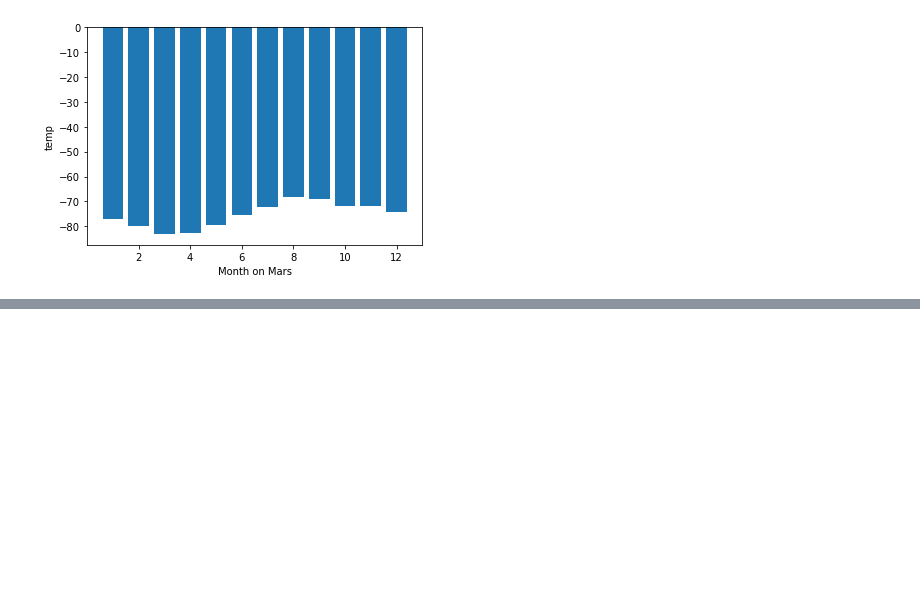
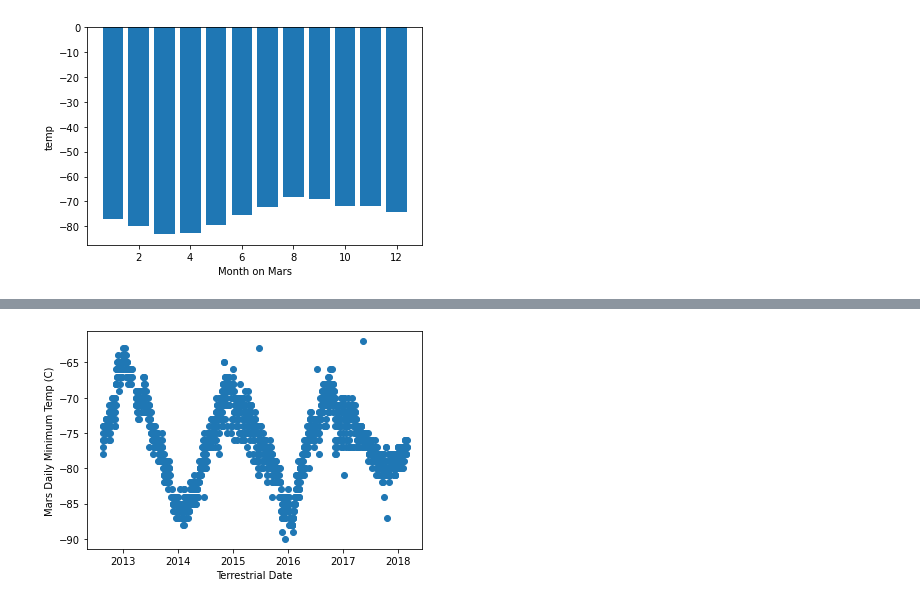
Before and after one commit to kealvarez/web-scraping-challenge, a Jupyter notebook: part_2_mars_weather.ipynb, the cells around one changed output, grey strips where cells are left out. Cells and saved outputs as stored; diff of their text form; code cells hidden in the pictures; blank space fills up the shorter version.

```diff
--- a/part_2_mars_weather.ipynb
+++ b/part_2_mars_weather.ipynb
@@ -145,0 +170,12 @@ The warmest month on Mars is month 8.
+# %%
+# About how many terrestrial (Earth) days exist in a Martian year? To answer this question:
+
+x = mars_weather['terrestrial date']
+y= mars_weather['min temp']
+plt.xlabel('Terrestrial Date')
+plt.ylabel('Mars Daily Minimum Temp (C)')
+plt.scatter(x=x,y=y)
+
+plt.show()
+# %% [output]
+[figure, added]
```
Also changed, not shown: parts of 2 cells of this notebook, 1 other file.
